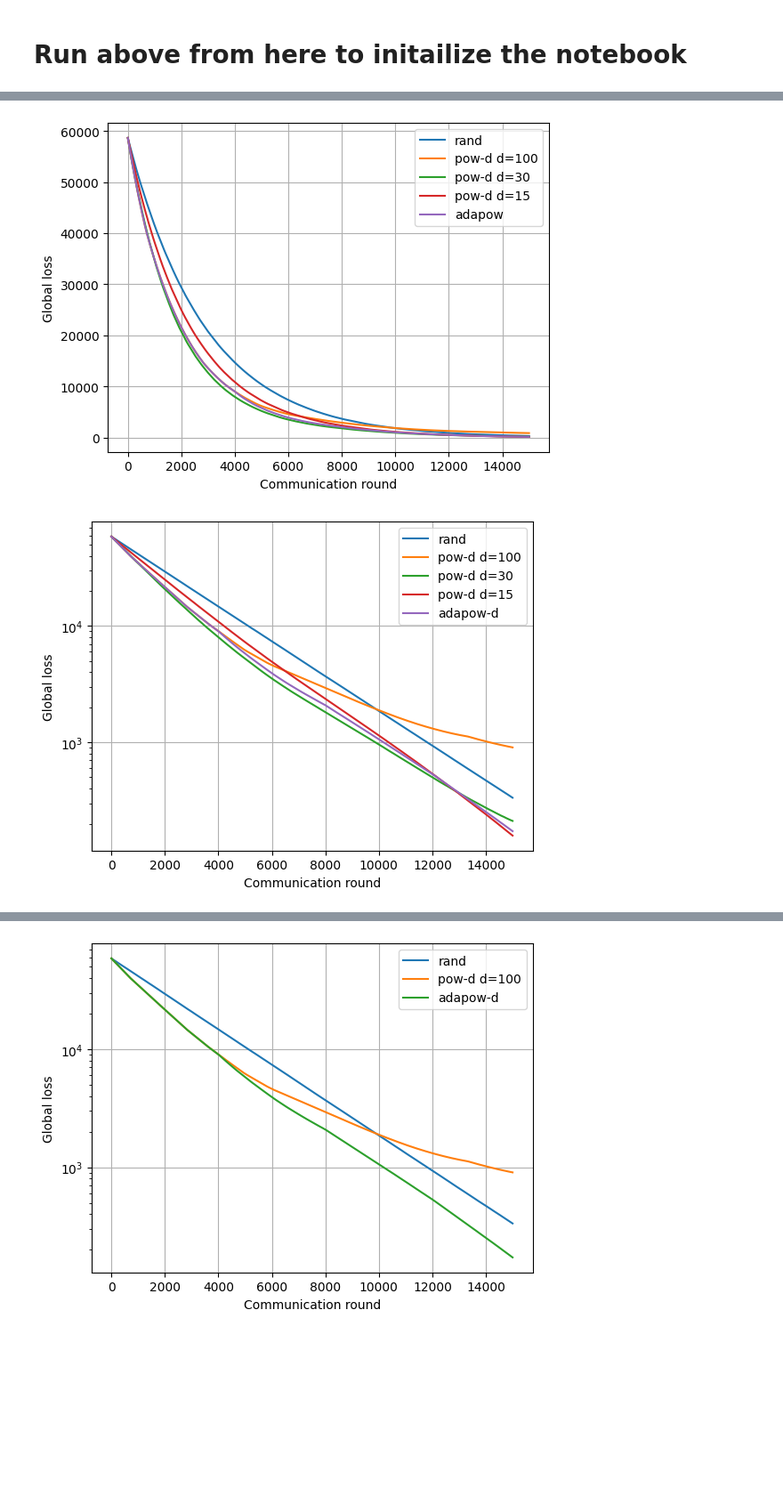
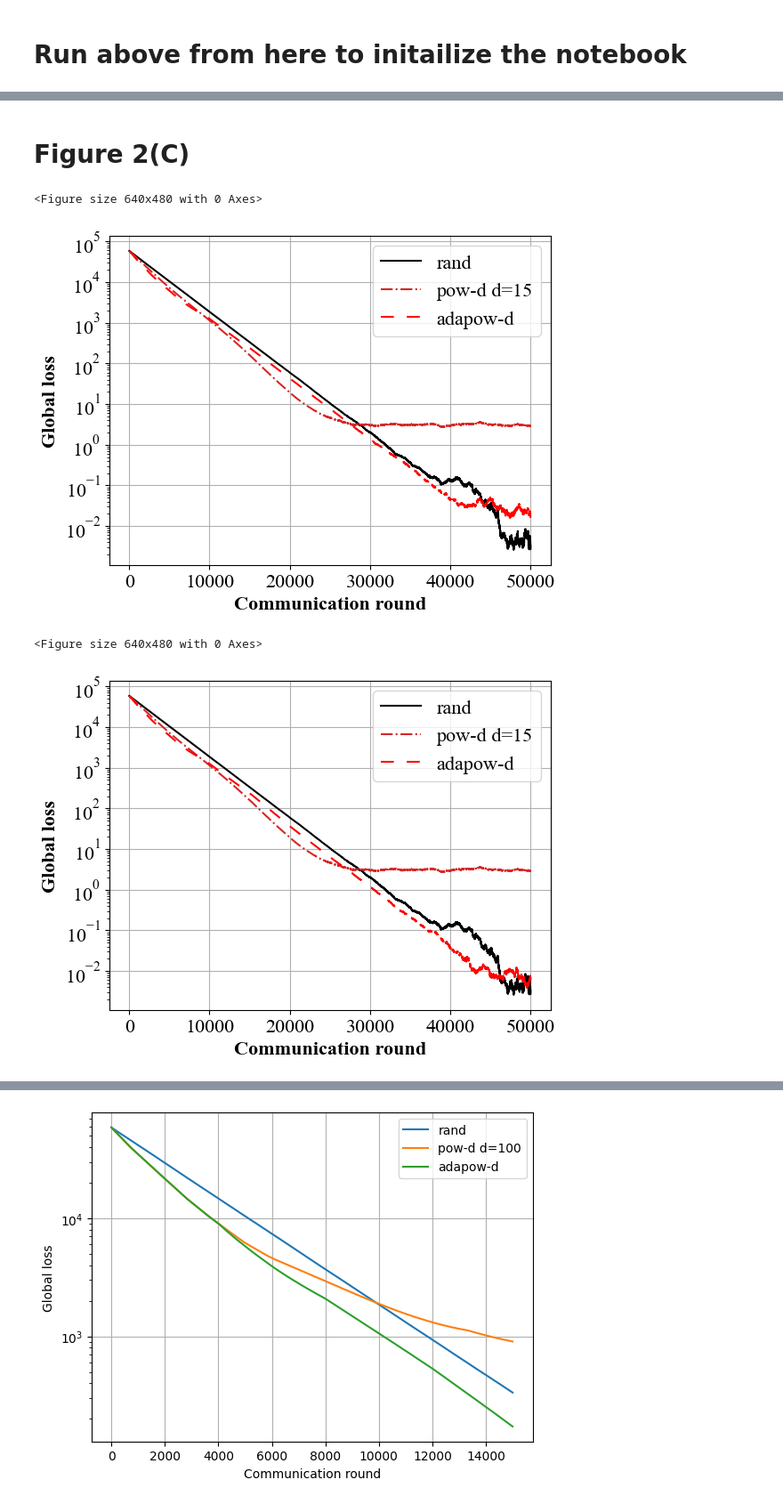
Before and after one commit to peng-ju/Power-of-Choice, a Jupyter notebook: quadratic_optimization/quadratic_sim.ipynb, the cells around one changed output, grey strips where cells are left out. Shown at 89% size. Drawn from its saved outputs; the diff is of its cells as text; code cells hidden in the pictures; blank space fills up the shorter version.

```diff
--- a/quadratic_optimization/quadratic_sim.ipynb
+++ b/quadratic_optimization/quadratic_sim.ipynb
@@ -7,6 +9,6 @@ from tqdm import tqdm
 # from quadoption import args_parser
 # %%
-def get_rhos(p_dat, it, currcli_loss, args, x_temp):
+def get_idxs_users_rhos(p_dat, it, currcli_loss, args, x_temp, all_mult_mat, x_mult_opt, loc_fmin, glob_loss, local_optloss, rhotilde_deno):
     '''
     Get the estimate rhos (not theoretical ones) by setting the range of $w$ as the $\overbar{w}$s for each iteration
     :return: estimate of rhobar, rhotilde
@@ -16,7 +18,7 @@ def get_rhos(p_dat, it, currcli_loss, args, x_temp):
     size = args.num_users*args.frac
     selidxs_freq = np.zeros(args.num_users)
     p_dat = np.ndarray.flatten(p_dat)
-    print(args.__dict__)
+    # print(args.__dict__)
     for ii in range(it + 1):
         if args.seltype == 'rand':
             idxs_users = np.random.choice(args.num_users, p=p_dat, size=int(size), replace=True)
@@ -115,7 +117,7 @@ def callocloss(x,H,e, args):
     return ans
 # %%
 class Args_parser():
-    def __init__(self, seltype = "rand", powd = 30, num_users = 30, epochs = 50000):
+    def __init__(self, seltype = "rand", powd = 30, num_users = 30, epochs = 50000, get_rhos=False):
         self.name = "default"
         self.num_users = num_users # 30
         self.frac = 0.1
@@ -129,6 +131,7 @@ class Args_parser():
         self.seltype = seltype # "rand"
         self.dim = 5
         self.eq = 0
+        self.get_rhos = get_rhos
 # %%
 # args = Args_parser(seltype = "powd", powd = 30, num_users = 30)
 # args.seltype
@@ -457,29 +580,68 @@ global_loss_adapow_powd100_users100 = quadratic_optimization(seltype = "adapow-d
+# %% [markdown]
+# Figure 2(C)
+# %%
+global_loss_rand_powd100_users100_50000 = quadratic_optimization(seltype = "rand", powd = 100, num_users = 100, epochs = 50000)
+global_loss_powd_powd15_users100_50000 = quadratic_optimization(seltype = "powd", powd = 15, num_users = 100, epochs = 50000)
+# %%
+global_loss_adapow_powd100_users100_50000 = quadratic_optimization(seltype = "adapow-d", powd = 100, num_users = 100, epochs = 50000)
 # %%
+# 100, 50, 25, 10
+c_t = cm.get_cmap('tab10')
+ftsize = 16
+params = {'legend.fontsize': ftsize,
+         'axes.labelsize': ftsize,
+         'axes.titlesize':ftsize,
+         'xtick.labelsize':ftsize,
+         'ytick.labelsize':ftsize}
+plt.rcParams.update(params)
+lw = 2
+plt.rcParams["font.family"] = "Times New Roman"
+plt.rcParams['axes.labelweight'] = 'bold'
+# plt.figure(figsize=(16,14.5))
+plt.subplots_adjust(right=1.1, top=0.9)
+rcParams['axes.titlepad'] = 14
+
 plt.figure()
-plt.plot(global_loss_rand_powd100_users100, label = "rand")
-plt.plot(global_loss_powd_powd100_users100, label = "pow-d d=100")
-plt.plot(global_loss_powd_powd30_users100, label = "pow-d d=30")
-plt.plot(global_loss_powd_powd15_users100, label = "pow-d d=15")
-plt.plot(global_loss_adapow_powd100_users100, label = "adapow")
+plt.plot(global_loss_rand_powd100_users100_50000, color="k", ls="-", label = "rand")
+plt.plot(global_loss_powd_powd15_users100_50000, color=c_t(3), ls="-.", label = "pow-d d=15")
+plt.plot(global_loss_adapow_powd100_users100_50000, color="r", ls="-", dashes=[7, 7], label = "adapow-d")
+
+plt.yscale("log")
 
 plt.ylabel('Global loss')
 plt.xlabel('Communication round')
 legend_properties = {'weight':'bold'}
 plt.xticks()
 plt.yticks()
 plt.legend()
 plt.grid()
 # plt.title('K=30, m={}'.format(sample_ratio))
 plt.show()
 # %% [output]
+<Figure size 640x480 with 0 Axes>
-[figure, old version]
+[figure, new version]
 # %%
+# 100, 50, 25, 12, 10
+
+c_t = cm.get_cmap('tab10')
+ftsize = 16
+params = {'legend.fontsize': ftsize,
+         'axes.labelsize': ftsize,
+         'axes.titlesize':ftsize,
+         'xtick.labelsize':ftsize,
+         'ytick.labelsize':ftsize}
+plt.rcParams.update(params)
+lw = 2
+plt.rcParams["font.family"] = "Times New Roman"
+plt.rcParams['axes.labelweight'] = 'bold'
+# plt.figure(figsize=(16,14.5))
+plt.subplots_adjust(right=1.1, top=0.9)
+rcParams['axes.titlepad'] = 14
+
 plt.figure()
-plt.plot(global_loss_rand_powd100_users100, label = "rand")
-plt.plot(global_loss_powd_powd100_users100, label = "pow-d d=100")
-plt.plot(global_loss_powd_powd30_users100, label = "pow-d d=30")
-plt.plot(global_loss_powd_powd15_users100, label = "pow-d d=15")
-plt.plot(global_loss_adapow_powd100_users100, label = "adapow-d")
+plt.plot(global_loss_rand_powd100_users100_50000, color="k", ls="-", label = "rand")
+plt.plot(global_loss_powd_powd15_users100_50000, color=c_t(3), ls="-.", label = "pow-d d=15")
+plt.plot(global_loss_adapow_powd100_users100_50000, color="r", ls="-", dashes=[7, 7], label = "adapow-d")
 
 plt.yscale("log")
 
@@ -493,4 +655,5 @@ plt.grid()
 # plt.title('K=30, m={}'.format(sample_ratio))
 plt.show()
 # %% [output]
+<Figure size 640x480 with 0 Axes>
-[figure, old version]
+[figure, new version]
```
Also changed, not shown: parts of 18 cells of this notebook.
